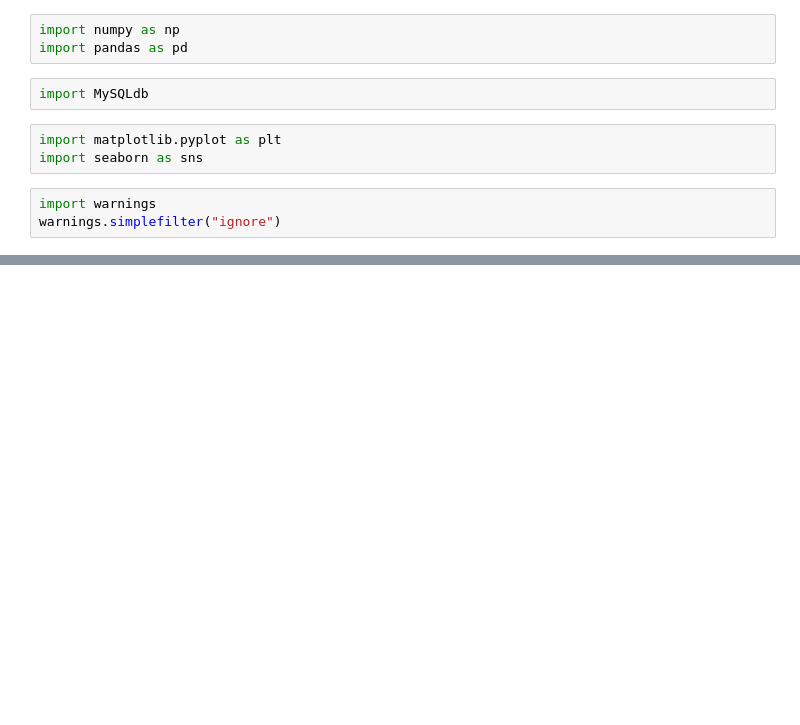
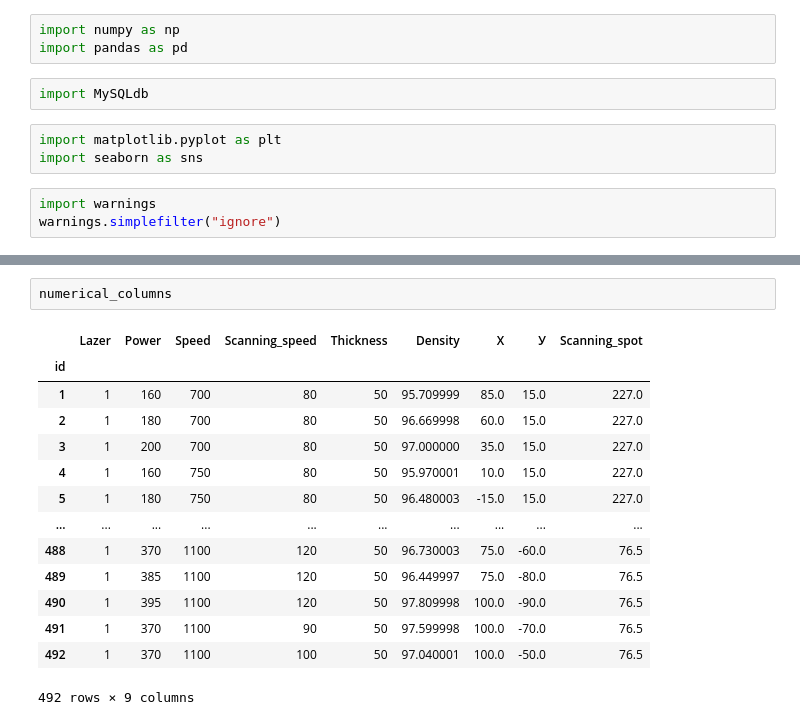
Before and after one commit to Kanclek/Machine-Learning-project, a Jupyter notebook: Main.ipynb, the cells around one changed output, grey strips where cells are left out. Drawn from its saved outputs; the diff is of its cells as text; blank space fills up the shorter version.

```diff
--- a/Main.ipynb
+++ b/Main.ipynb
@@ -102,0 +94,17 @@ class Visualisation:
+# %%
+numerical_columns
+# %% [output]
+|  | Lazer | Power | Speed | Scanning_speed | Thickness | Density | Х | У | Scanning_spot |
+| id |  |  |  |  |  |  |  |  |  |
+| 1 | 1 | 160 | 700 | 80 | 50 | 95.709999 | 85.0 | 15.0 | 227.0 |
+| 2 | 1 | 180 | 700 | 80 | 50 | 96.669998 | 60.0 | 15.0 | 227.0 |
+| 3 | 1 | 200 | 700 | 80 | 50 | 97.000000 | 35.0 | 15.0 | 227.0 |
+| 4 | 1 | 160 | 750 | 80 | 50 | 95.970001 | 10.0 | 15.0 | 227.0 |
+| 5 | 1 | 180 | 750 | 80 | 50 | 96.480003 | -15.0 | 15.0 | 227.0 |
+| ... | ... | ... | ... | ... | ... | ... | ... | ... | ... |
+| 488 | 1 | 370 | 1100 | 120 | 50 | 96.730003 | 75.0 | -60.0 | 76.5 |
+| 489 | 1 | 385 | 1100 | 120 | 50 | 96.449997 | 75.0 | -80.0 | 76.5 |
+| 490 | 1 | 395 | 1100 | 120 | 50 | 97.809998 | 100.0 | -90.0 | 76.5 |
+| 491 | 1 | 370 | 1100 | 90 | 50 | 97.599998 | 100.0 | -70.0 | 76.5 |
+| 492 | 1 | 370 | 1100 | 100 | 50 | 97.040001 | 100.0 | -50.0 | 76.5 |
+492 rows × 9 columns
```
Also changed, not shown: parts of 16 cells of this notebook.
